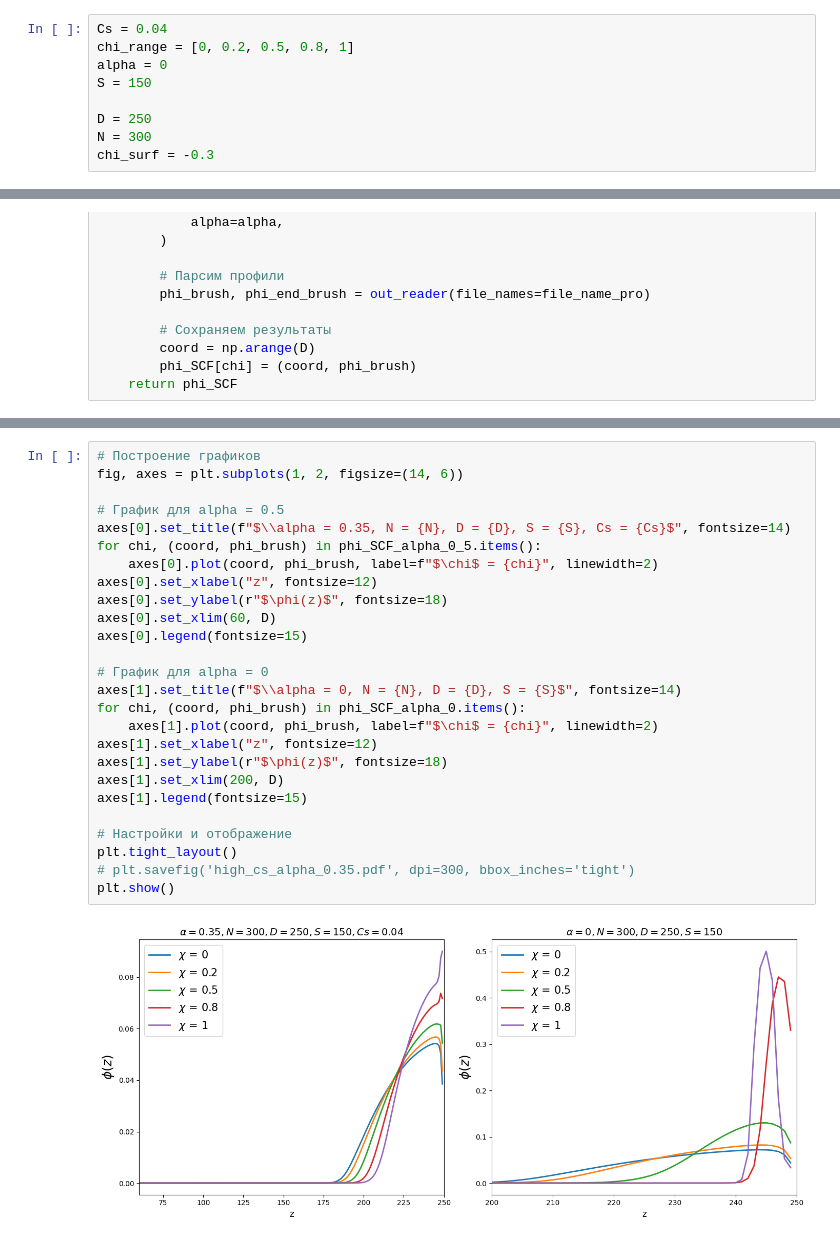
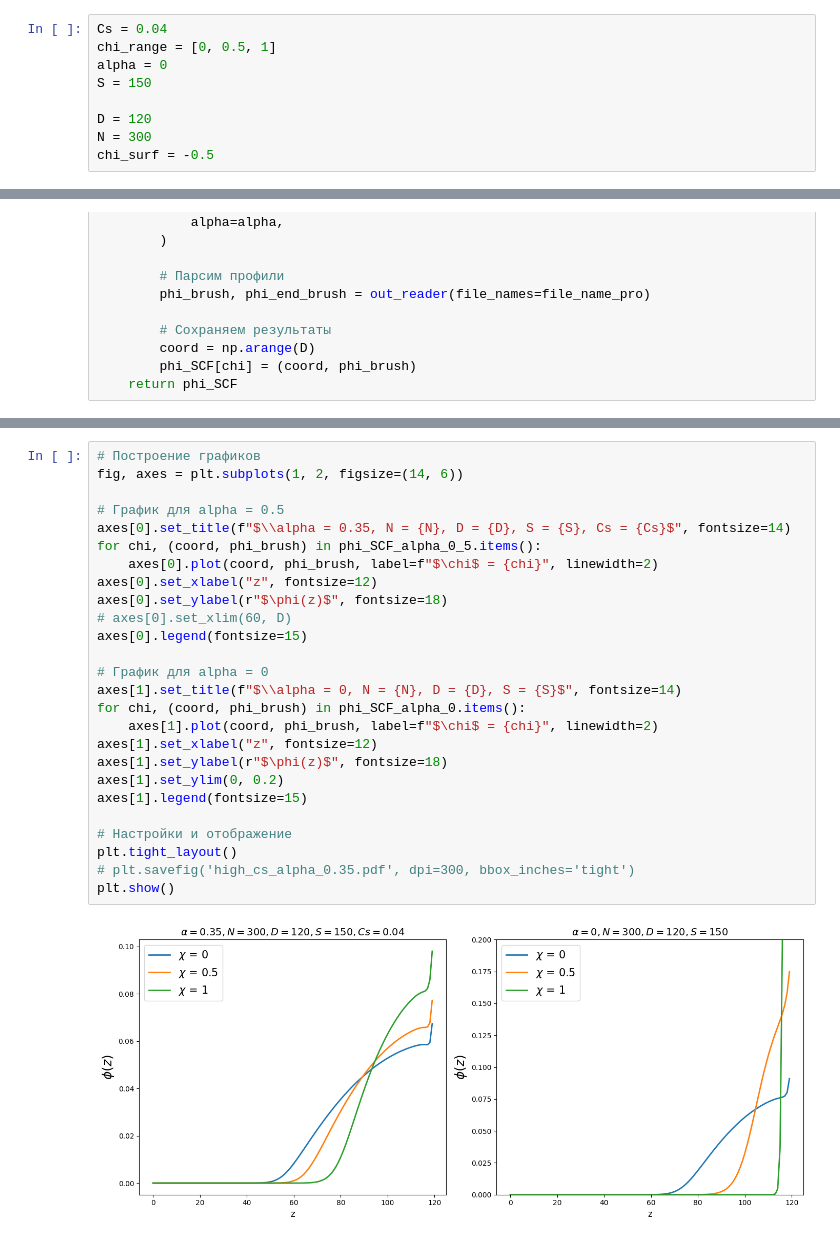
Before and after one commit to salatovaoaoaoa/PB_SCF, a Jupyter notebook: 04_solvent_chi_pore/Figures/var_chi_alpha_0_0.5.ipynb, the cells around one changed output, grey strips where cells are left out. Drawn from its saved outputs; the diff is of its cells as text.

Commit message:
final graphs

```diff
--- a/04_solvent_chi_pore/Figures/var_chi_alpha_0_0.5.ipynb
+++ b/04_solvent_chi_pore/Figures/var_chi_alpha_0_0.5.ipynb
@@ -12,13 +12,13 @@ from create_in import create_in
 from out_reader import out_reader
 # %%
 Cs = 0.04
-chi_range = [0, 0.2, 0.5, 0.8, 1]
+chi_range = [0, 0.5, 1]
 alpha = 0
 S = 150
 
-D = 250
+D = 120
 N = 300
-chi_surf = -0.3
+chi_surf = -0.5
 # %%
 def compute_profiles(chi_range, alpha):
     phi_SCF = {}
@@ -70,28 +70,28 @@ MOL pol Fraction E: 0.00333333=?=0.00333333 or 10.472 of 3141.59
 # %%
 # Построение графиков
 fig, axes = plt.subplots(1, 2, figsize=(14, 6))
 
 # График для alpha = 0.5
 axes[0].set_title(f"$\\alpha = 0.35, N = {N}, D = {D}, S = {S}, Cs = {Cs}$", fontsize=14)
 for chi, (coord, phi_brush) in phi_SCF_alpha_0_5.items():
     axes[0].plot(coord, phi_brush, label=f"$\chi$ = {chi}", linewidth=2)
 axes[0].set_xlabel("z", fontsize=12)
 axes[0].set_ylabel(r"$\phi(z)$", fontsize=18)
-axes[0].set_xlim(60, D)
+# axes[0].set_xlim(60, D)
 axes[0].legend(fontsize=15)
 
 # График для alpha = 0
 axes[1].set_title(f"$\\alpha = 0, N = {N}, D = {D}, S = {S}$", fontsize=14)
 for chi, (coord, phi_brush) in phi_SCF_alpha_0.items():
     axes[1].plot(coord, phi_brush, label=f"$\chi$ = {chi}", linewidth=2)
 axes[1].set_xlabel("z", fontsize=12)
 axes[1].set_ylabel(r"$\phi(z)$", fontsize=18)
-axes[1].set_xlim(200, D)
+axes[1].set_ylim(0, 0.2)
 axes[1].legend(fontsize=15)
 
 # Настройки и отображение
 plt.tight_layout()
 # plt.savefig('high_cs_alpha_0.35.pdf', dpi=300, bbox_inches='tight')
 plt.show()
 # %% [output]
-[figure, old version]
+[figure, new version]
```
Also changed, not shown: parts of 1 cell of this notebook, 5 other files.
